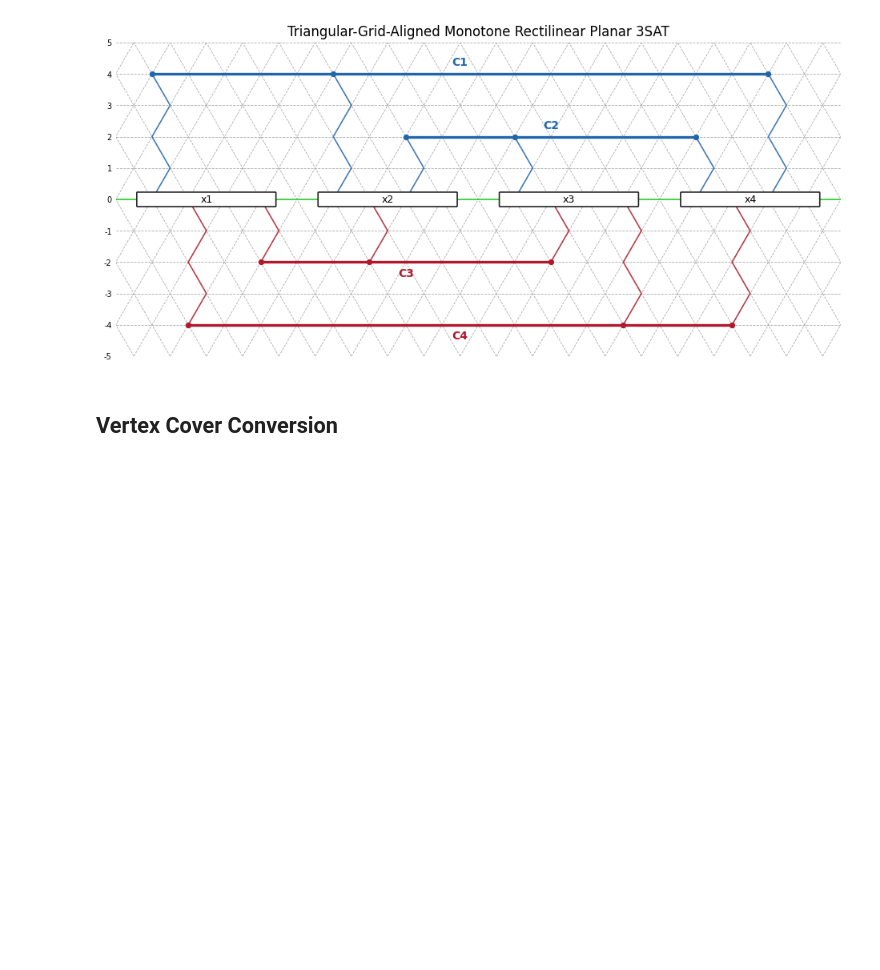
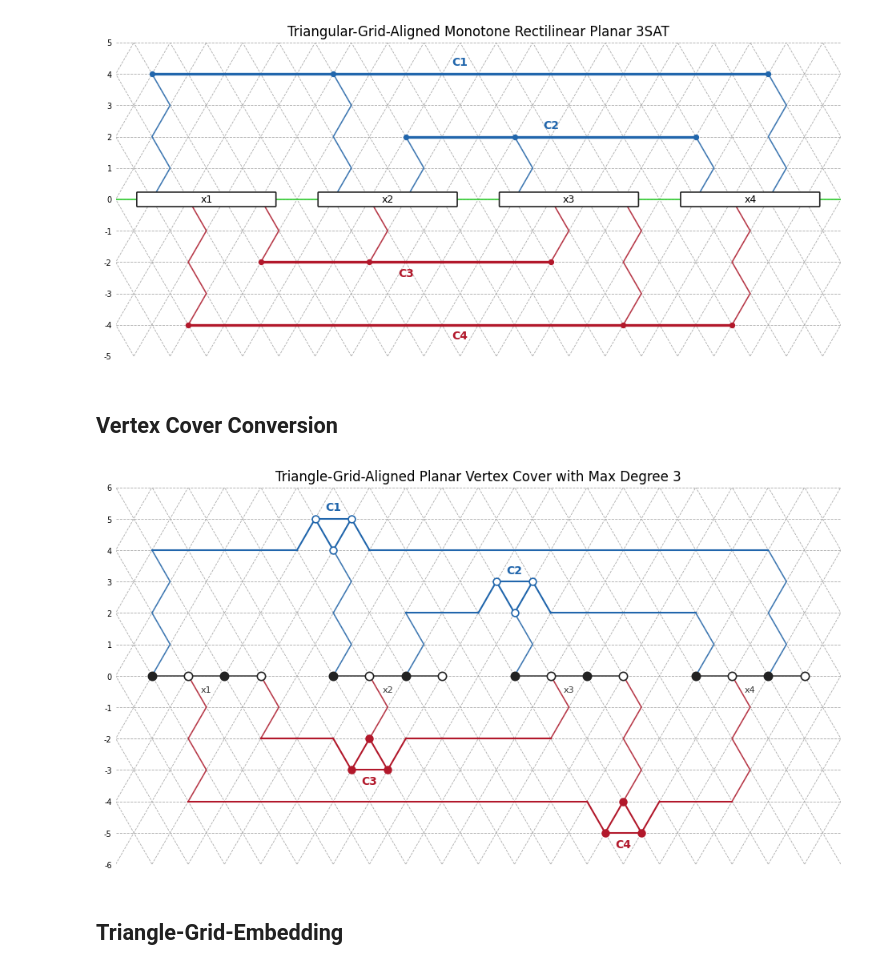
Before and after one commit to farms4life2016/dunes-flower-defense, a Jupyter notebook: python-prototype/mrp3sat_reduction.ipynb, the cells around one changed output. Saved outputs shown, nothing was run; the diff lists cells and outputs as text; code cells hidden in the pictures; blank space fills up the shorter version.

Commit message:
add triangle-grid-aligned planar vertex cover with max degree 3

```diff
--- a/python-prototype/mrp3sat_reduction.ipynb
+++ b/python-prototype/mrp3sat_reduction.ipynb
@@ -680,3 +680,6 @@ plt.show()
 [figure]
 # %% [markdown]
 ## Vertex Cover Conversion
+# %%
+_NODE_R_VAR    = 55    # scatter s= for variable-gadget nodes
+_NODE_R_CLAUSE = 40    # scatter s= for clause-gadget (triangle) nodes
@@ -682,0 +839,7 @@ plt.show()
+# %%
+fig_vc, axis_vc = draw_instance_vertex_cover(instance, positive_levels, negative_levels)
+plt.show()
+# %% [output]
+[figure, added]
+# %% [markdown]
+## Triangle-Grid-Embedding
```
Also changed, not shown: parts of 1 cell of this notebook.
